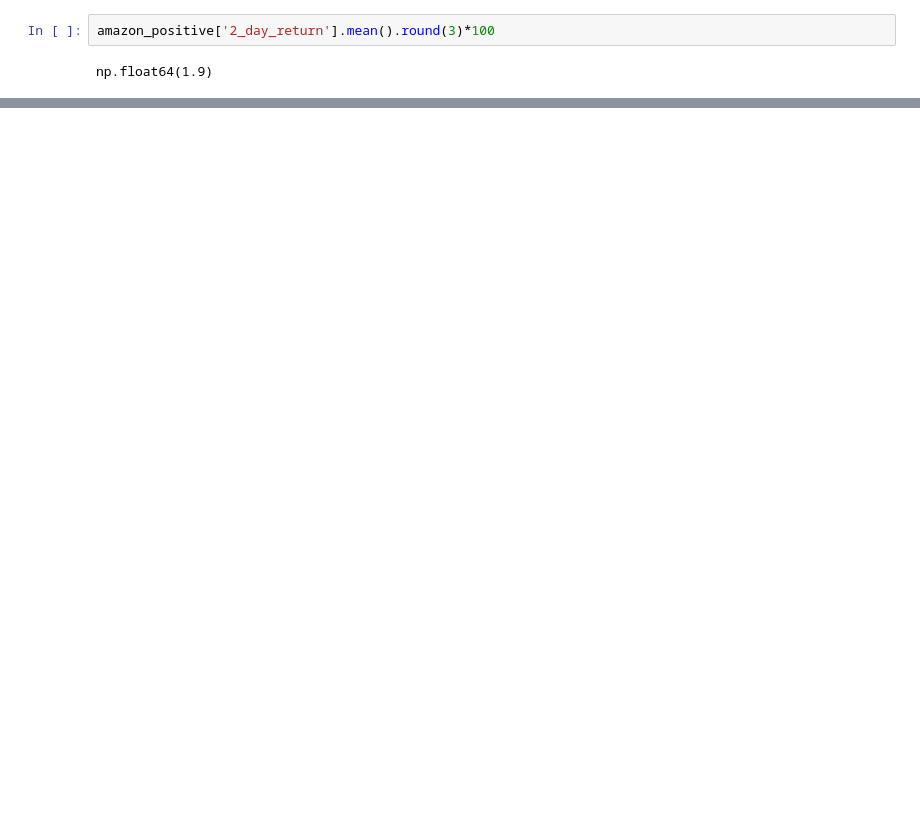
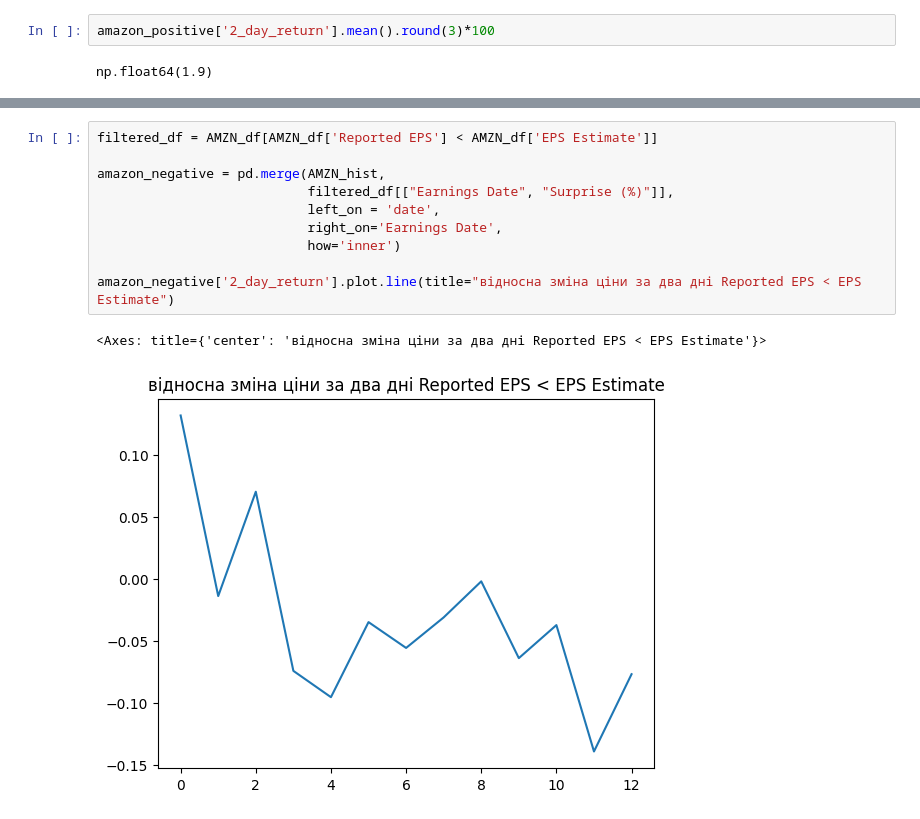
Before and after one commit to Jaguar838/stock-markets-analytics-zoomcamp, a Jupyter notebook: HW/2025/hw-01/hw-01.ipynb, the cells around one changed output, grey strips where cells are left out. Saved outputs shown, nothing was run; the diff lists cells and outputs as text; blank space fills up the shorter version.

```diff
--- a/HW/2025/hw-01/hw-01.ipynb
+++ b/HW/2025/hw-01/hw-01.ipynb
@@ -1412,0 +860,13 @@ memory usage: 393.2+ KB
+# %%
+filtered_df = AMZN_df[AMZN_df['Reported EPS'] < AMZN_df['EPS Estimate']]
+
+amazon_negative = pd.merge(AMZN_hist,
+                           filtered_df[["Earnings Date", "Surprise (%)"]],
+                           left_on = 'date',
+                           right_on='Earnings Date',
+                           how='inner')
+
+amazon_negative['2_day_return'].plot.line(title="відносна зміна ціни за два дні Reported EPS < EPS Estimate")
+# %% [output]
+<Axes: title={'center': 'відносна зміна ціни за два дні Reported EPS < EPS Estimate'}>
+[figure, added]
```
Also changed, not shown: parts of 57 cells of this notebook.
